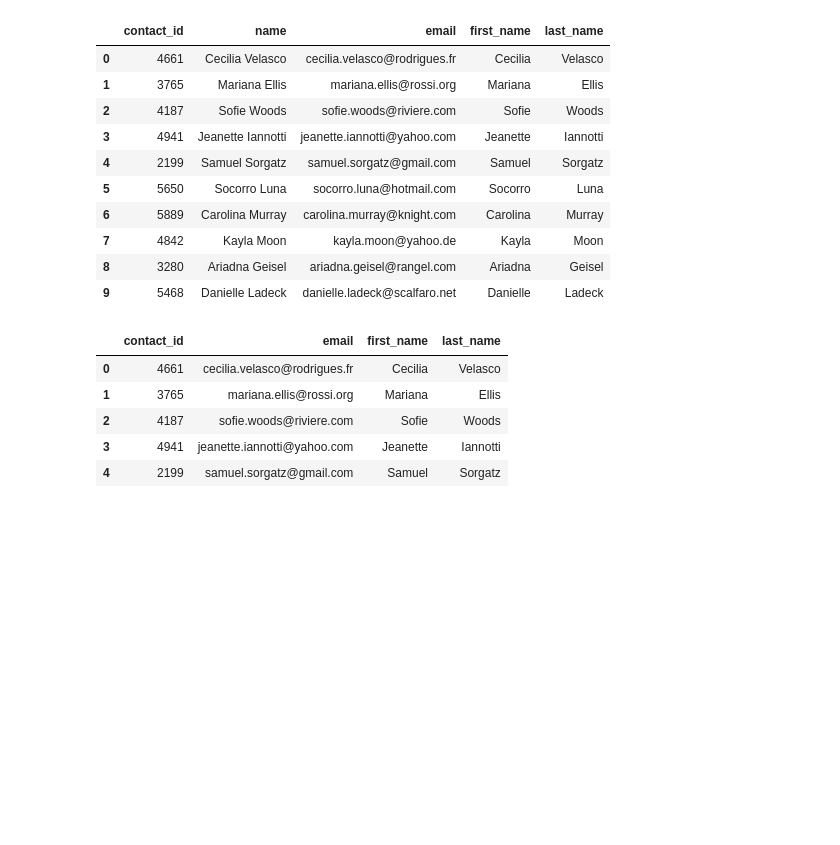
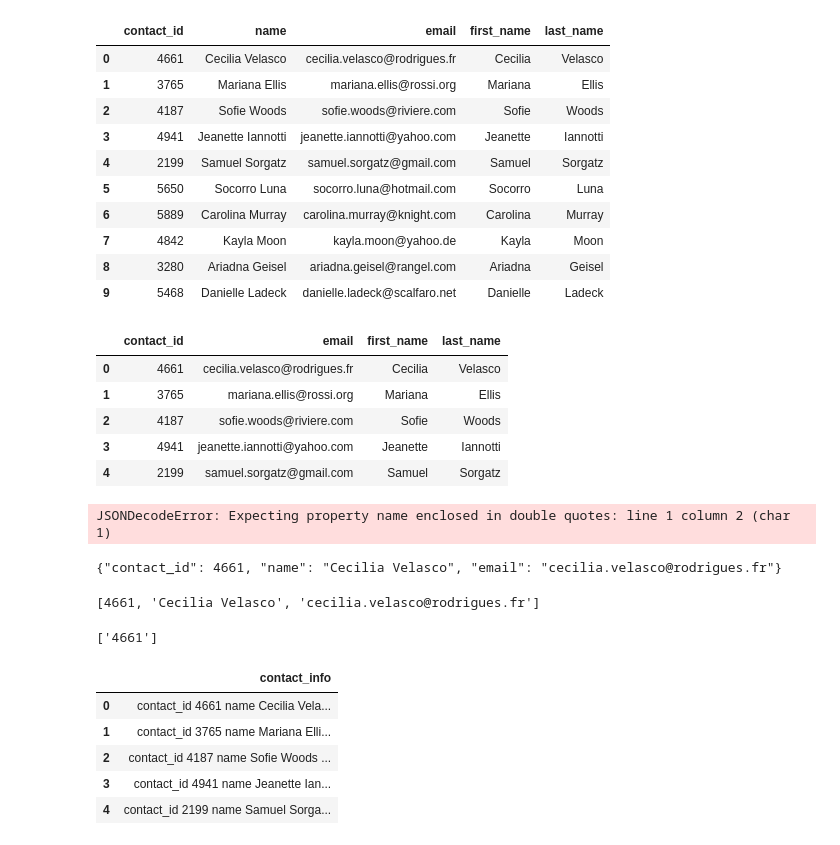
Before and after one commit to TravisTornquist/Crowdfunding-ETL, a Jupyter notebook: mod 8 practice.ipynb, the cells around one changed output. Saved outputs shown, nothing was run; the diff lists cells and outputs as text; code cells hidden in the pictures; blank space fills up the shorter version.

```diff
--- a/mod 8 practice.ipynb
+++ b/mod 8 practice.ipynb
@@ -416,3 +416,50 @@ contacts_cleaned_df.head()
 # %%
 contacts_cleaned_df = contacts_cleaned_df[["contact_id","first_name","last_name","email"]]
 contacts_cleaned_df.to_csv("contacts.csv",index=False)
+# %%
+# Import the json module.
+import json
+# Assign the string data to a variable.
+data = "{'contact_id': 4661, 'name': 'Cecilia Velasco', 'email': 'cecilia.velasco@rodrigues.fr'}"
+
+# Convert the string data to a dictionary.
+converted_data = json.loads(data)
+# Iterate through the dictionary (row) and get the values.
+row_values = [v for k, v in converted_data.items()]
+print(row_values)
+# %% [output]
+JSONDecodeError: Expecting property name enclosed in double quotes: line 1 column 2 (char 1)
+# %%
+data = data.replace("'", '"')
+print(data)
+# %% [output]
+{"contact_id": 4661, "name": "Cecilia Velasco", "email": "cecilia.velasco@rodrigues.fr"}
+# %%
+# Convert the string data to a dictionary.
+converted_data = json.loads(data)
+# Iterate through the dictionary (row) and get the values.
+row_values = [v for k, v in converted_data.items()]
+print(row_values)
+# %% [output]
+[4661, 'Cecilia Velasco', 'cecilia.velasco@rodrigues.fr']
+# %%
+# Import the regular expression module.
+import re
+# Assign the string data to a variable.
+string_data = "contact_id 4661 name Cecilia Velasco email cecilia.velasco@rodrigues.fr"
+# Extract the four digit number.
+contact_id = re.findall(r'(\d{4})', string_data)
+print(contact_id)
+# %% [output]
+['4661']
+# %%
+# Read the contacts string data into a Pandas DataFrame
+contacts_string_df = pd.read_csv("Resources/contacts_string_data.csv")
+contacts_string_df.head()
+# %% [output]
+|  | contact_info |
+| 0 | contact_id 4661 name Cecilia Vela... |
+| 1 | contact_id 3765 name Mariana Elli... |
+| 2 | contact_id 4187 name Sofie Woods ... |
+| 3 | contact_id 4941 name Jeanette Ian... |
+| 4 | contact_id 2199 name Samuel Sorga... |
```
Also changed, not shown: parts of 3 cells of this notebook, 3 other files.
